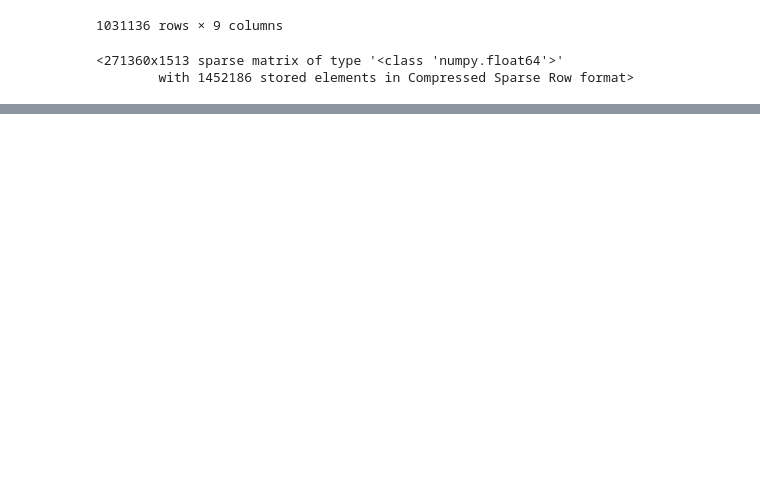
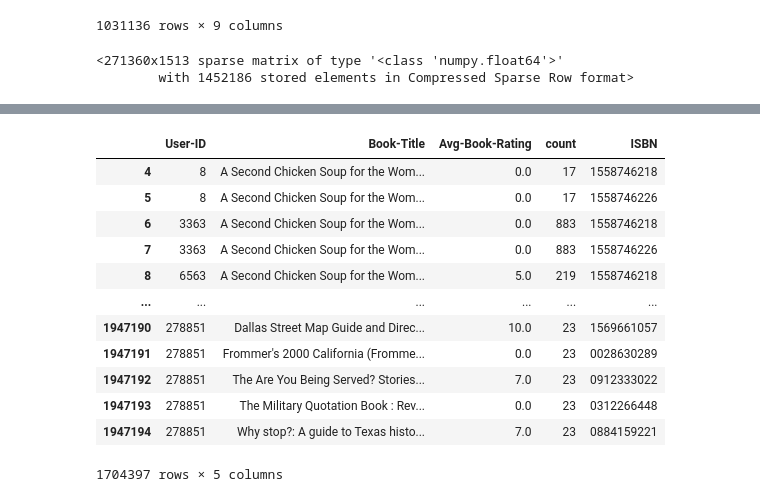
Before and after one commit to Ali-Asgar-Lakdawala/Book-Recommendation-System, a Jupyter notebook: Book_Recommendation_System.ipynb, the cells around one changed output, grey strips where cells are left out. Cells and saved outputs as stored; diff of their text form; code cells hidden in the pictures; blank space fills up the shorter version.

```diff
--- a/Book_Recommendation_System.ipynb
+++ b/Book_Recommendation_System.ipynb
@@ -262,4 +265,4 @@ books_df.loc[(books_df['Year-Of-Publication'] > current_year)]
 # %%
 # replacing year of publication 0 and greater than 2021 to mean of the data set
 books_df.loc[(books_df['Year-Of-Publication'] > 2021) | (books_df['Year-Of-Publication'] == 0),'Year-Of-Publication'] = np.nan
-books_df.fillna(round(books_df['Year-Of-Publication'].mean()))
+books_df.fillna(round(books_df['Year-Of-Publication'].mean()),inplace=True)
@@ -639,3 +622,24 @@ book_user_df=pd.merge(book_user_df,user_count,on='User-ID',how='inner')
 book_user_df=pd.merge(book_user_df,books_df[['Book-Title','ISBN']],on='Book-Title',how='inner')
 # %%
 book_user_df=book_user_df[book_user_df['count']>5]
+# %%
+# removing the users which read only zero rating books
+zero_df=book_user_df.groupby('User-ID')['Avg-Book-Rating'].sum().reset_index()
+zero_rating_list=list(zero_df[zero_df['Avg-Book-Rating']==0]['User-ID'])
+book_user_df = book_user_df[~book_user_df['User-ID'].isin(zero_rating_list)]
+# %%
+book_user_df
+# %% [output]
+|  | User-ID | Book-Title | Avg-Book-Rating | count | ISBN |
+| 4 | 8 | A Second Chicken Soup for the Wom... | 0.0 | 17 | 1558746218 |
+| 5 | 8 | A Second Chicken Soup for the Wom... | 0.0 | 17 | 1558746226 |
+| 6 | 3363 | A Second Chicken Soup for the Wom... | 0.0 | 883 | 1558746218 |
+| 7 | 3363 | A Second Chicken Soup for the Wom... | 0.0 | 883 | 1558746226 |
+| 8 | 6563 | A Second Chicken Soup for the Wom... | 5.0 | 219 | 1558746218 |
+| ... | ... | ... | ... | ... | ... |
+| 1947190 | 278851 | Dallas Street Map Guide and Direc... | 10.0 | 23 | 1569661057 |
+| 1947191 | 278851 | Frommer's 2000 California (Fromme... | 0.0 | 23 | 0028630289 |
+| 1947192 | 278851 | The Are You Being Served? Stories... | 7.0 | 23 | 0912333022 |
+| 1947193 | 278851 | The Military Quotation Book : Rev... | 0.0 | 23 | 0312266448 |
+| 1947194 | 278851 | Why stop?: A guide to Texas histo... | 7.0 | 23 | 0884159221 |
+1704397 rows × 5 columns
```
Also changed, not shown: parts of 22 cells of this notebook.
